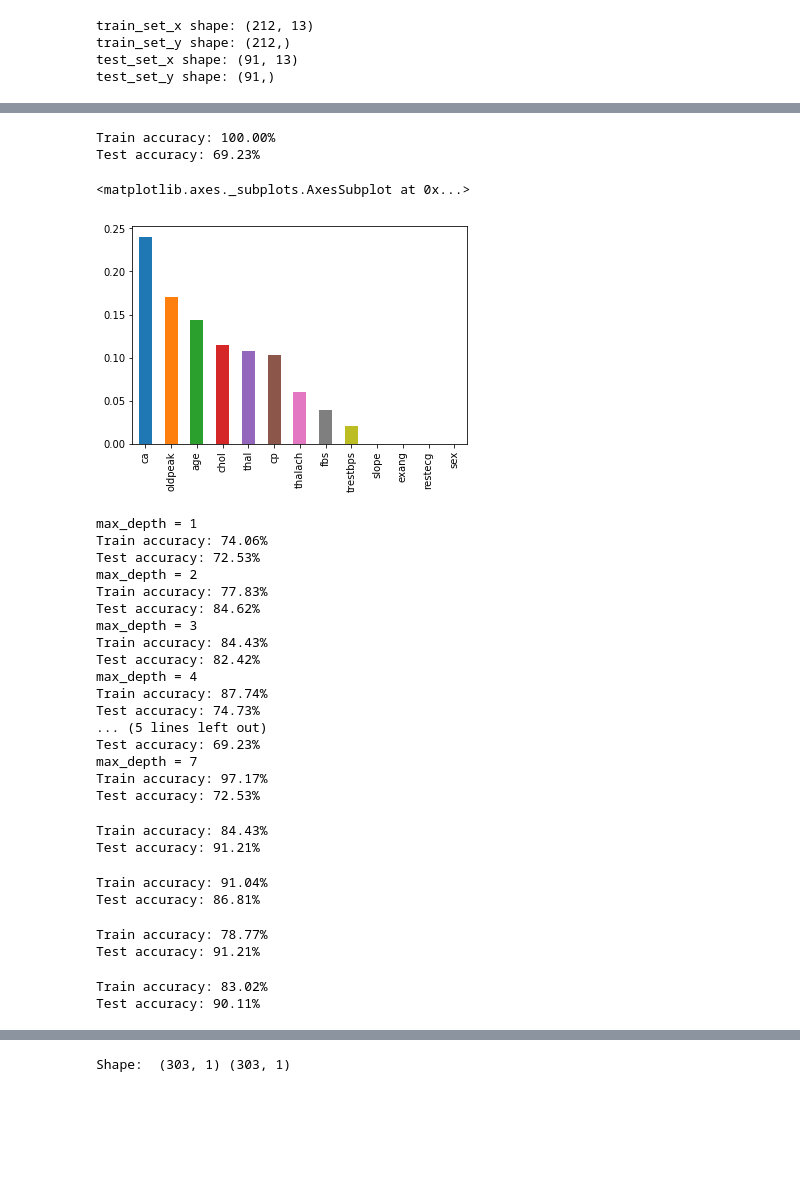
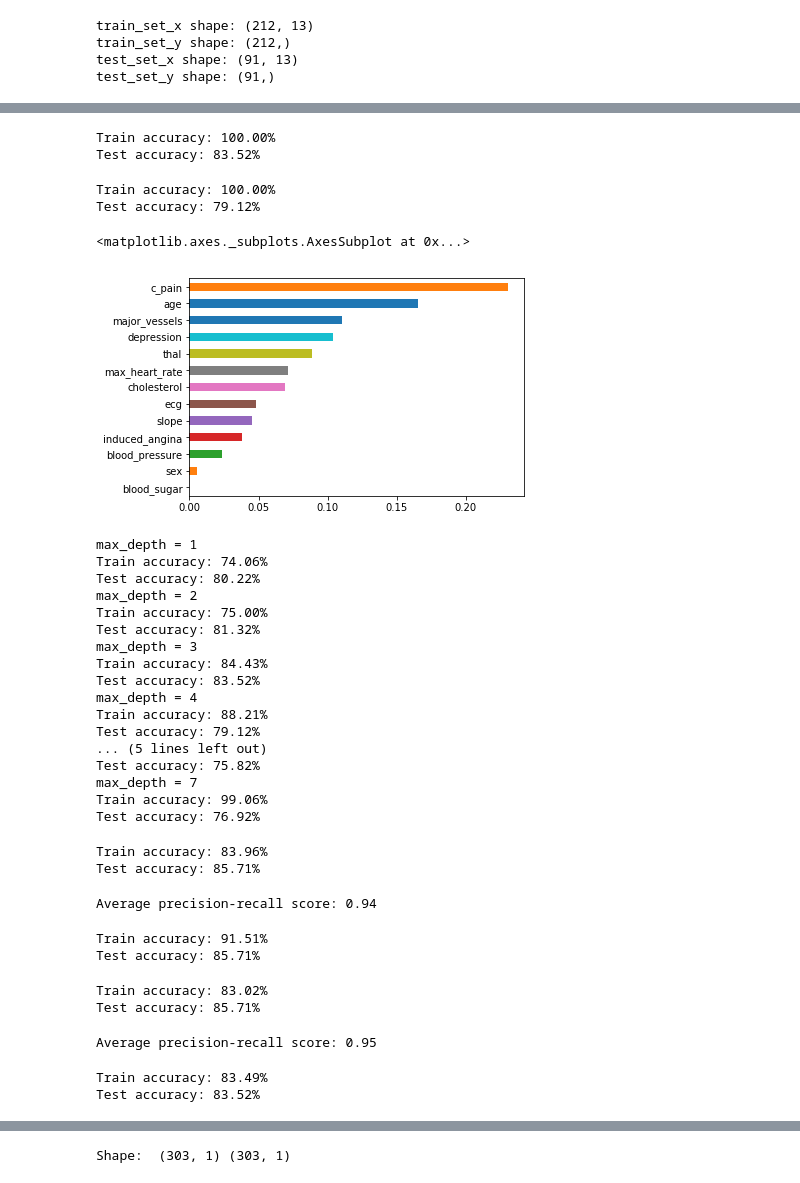
Before and after one commit to Vims29/Heart_Disease_Prediction, a Jupyter notebook: heart.ipynb, the cells around one changed output, grey strips where cells are left out. Drawn from its saved outputs; the diff is of its cells as text; code cells hidden in the pictures; blank space fills up the shorter version.

```diff
--- a/heart.ipynb
+++ b/heart.ipynb
@@ -38,6 +41,12 @@ thal        303 non-null int64
 target      303 non-null int64
 dtypes: float64(1), int64(13)
 memory usage: 33.2 KB
+# %%
+heart.columns = ['age', 'sex', 'c_pain', 'blood_pressure', 'cholesterol', 'blood_sugar', 'ecg', 'max_heart_rate',
+       'induced_angina', 'depression', 'slope', 'major_vessels', 'thal', 'diagnosis']
+
+heart.columns
+heart.to_csv('heart_modified.csv')
 # %%
 heart.head()
 # %% [output]
@@ -195,61 +243,83 @@ Test accuracy: 87.91%
+# %%
+# tuned Random Forests
+model = train_model(X_train, y_train, X_test, y_test, RandomForestClassifier, n_estimators=110, random_state=2202)
+# %% [output]
+Train accuracy: 100.00%
+Test accuracy: 83.52%
 # %%
 # Decision Tree
-model = train_model(X_train, y_train, X_test, y_test, DecisionTreeClassifier, random_state=42)
+model = train_model(X_train, y_train, X_test, y_test, DecisionTreeClassifier, random_state=2202)
 
 # plot feature importances
-pd.Series(model.feature_importances_,X.columns).sort_values(ascending=False).plot.bar()
+pd.Series(model.feature_importances_,X.columns).sort_values(ascending=True).plot.barh()
 # %% [output]
 Train accuracy: 100.00%
-Test accuracy: 69.23%
+Test accuracy: 79.12%
 <matplotlib.axes._subplots.AxesSubplot at 0x...>
-[figure, old version]
+[figure, new version]
 # %%
 # Check optimal 'max_depth' parameter
 for i in range(1,8):
     print("max_depth = "+str(i))
-    train_model(X_train, y_train, X_test, y_test, DecisionTreeClassifier, max_depth=i, random_state=42)
+    train_model(X_train, y_train, X_test, y_test, DecisionTreeClassifier, max_depth=i, random_state=2202)
 # %% [output]
 max_depth = 1
 Train accuracy: 74.06%
-Test accuracy: 72.53%
+Test accuracy: 80.22%
 max_depth = 2
-Train accuracy: 77.83%
-Test accuracy: 84.62%
+Train accuracy: 75.00%
+Test accuracy: 81.32%
 max_depth = 3
 Train accuracy: 84.43%
-Test accuracy: 82.42%
+Test accuracy: 83.52%
 max_depth = 4
-Train accuracy: 87.74%
-Test accuracy: 74.73%
+Train accuracy: 88.21%
+Test accuracy: 79.12%
 ... (5 lines left out)
-Test accuracy: 69.23%
+Test accuracy: 75.82%
 max_depth = 7
-Train accuracy: 97.17%
-Test accuracy: 72.53%
+Train accuracy: 99.06%
+Test accuracy: 76.92%
 # %%
 # Logistic Regression
 model = train_model(X_train, y_train, X_test, y_test, LogisticRegression)
 # %% [output]
-Train accuracy: 84.43%
-Test accuracy: 91.21%
+Train accuracy: 83.96%
+Test accuracy: 85.71%
+# %%
+y_score = model.decision_function(X_test)
+average_precision = average_precision_score(y_test, y_score)
+
+print('Average precision-recall score: {0:0.2f}'.format(
+      average_precision))
+# %% [output]
+Average precision-recall score: 0.94
 # %%
 # Vector Machines
 model = train_model(X_train, y_train, X_test, y_test, SVC)
 # %% [output]
-Train accuracy: 91.04%
-Test accuracy: 86.81%
+Train accuracy: 91.51%
+Test accuracy: 85.71%
+# %%
+# tuned SVM
+model = train_model(X_train, y_train, X_test, y_test, SVC, C=0.05, kernel='linear')
+# %% [output]
+Train accuracy: 83.02%
+Test accuracy: 85.71%
+# %%
+y_score = model.decision_function(X_test)
+average_precision = average_precision_score(y_test, y_score)
+
+print('Average precision-recall score: {0:0.2f}'.format(
+      average_precision))
+# %% [output]
+Average precision-recall score: 0.95
 # %%
 #Gaussian Naive Bayes
 model = train_model(X_train, y_train, X_test, y_test, GaussianNB)
 # %% [output]
-Train accuracy: 78.77%
-Test accuracy: 91.21%
+Train accuracy: 83.49%
+Test accuracy: 83.52%
-# %%
-# tuned SVM
-model = train_model(X_train, y_train, X_test, y_test, SVC, C=0.05, kernel='linear')
-# %% [output]
-Train accuracy: 83.02%
-Test accuracy: 90.11%
 # %%
 # Creat an empty list
 accuracy = []
```
Also changed, not shown: parts of 50 cells of this notebook.
